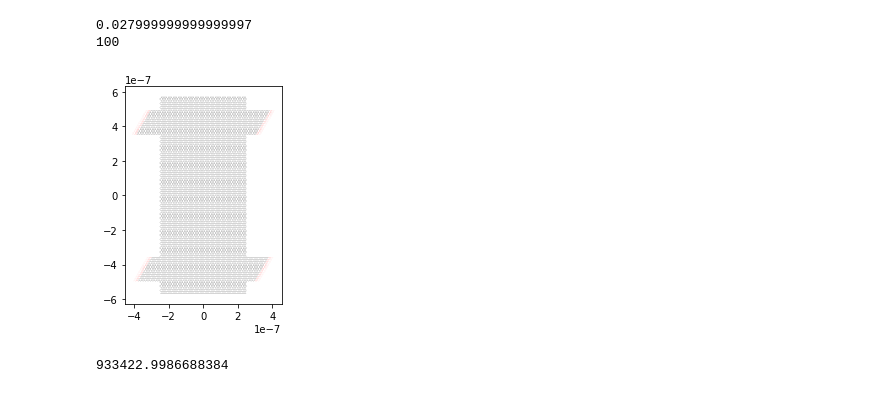
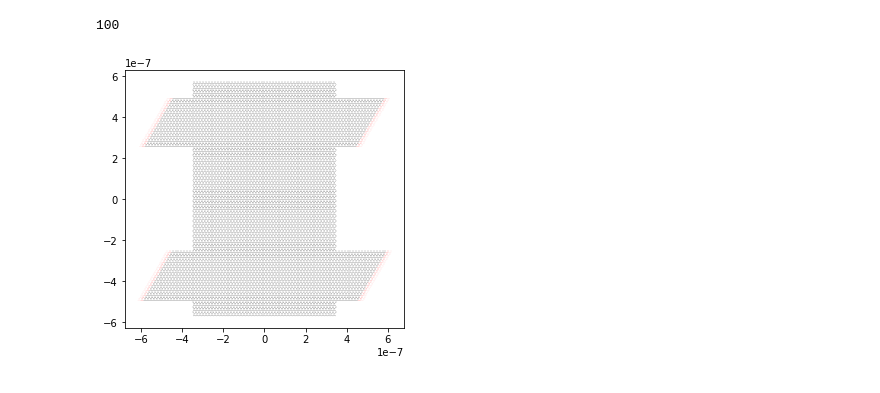
Before and after one commit to jeremiepirard/Kwant, a Jupyter notebook: Final.ipynb, the cells around one changed output. Drawn from its saved outputs; the diff is of its cells as text; code cells hidden in the pictures.

```diff
--- a/Final.ipynb
+++ b/Final.ipynb
@@ -25,11 +27,11 @@ def onsite(site):
     """
 
     (x, y) = site.pos
-    d = y * np.cos(60) + x * np.sin(60)
+    d = y * math.cos(60) + x * math.sin(60)
     if w == 0:
             return pot
     else:
-        return pot * np.tanh(d / w)
+        return pot * math.tanh(d / w)
 # %%
 def hopping(site_i, site_j):
     """
@@ -39,7 +41,7 @@ def hopping(site_i, site_j):
 
     xi, yi = site_i.pos
     xj, yj = site_j.pos
-    return -t * exp(-1j * np.pi * phi / (h/e) * (xi - xj) * (yi + yj)/alat**2)
+    return -t * exp(-1j * math.pi * phi / (h/e) * (xi - xj) * (yi + yj)/alat**2)
 # %%
 def make_system(alat=1,W=1,L=1,t=1.0, h_l= 10, w_l=10,d_armEdge=10):
     graphene = kwant.lattice.honeycomb(alat,norbs=1)
@@ -84,33 +86,29 @@ def make_system(alat=1,W=1,L=1,t=1.0, h_l= 10, w_l=10,d_armEdge=10):
 # %%
 a0 = 0.142e-9  # réel
 sf = 100 #scaling factor
 alat = sf*a0 #scaled lattice factor
 t0 = 2.8 ; #true hopping energy
 
 
 t = t0/sf
-W = 5e-7; L = 10e-7 # width and length of the electronic system: ordre de dimension 10e-7
+W = 7e-7; L = 10e-7 # width and length of the electronic system: ordre de dimension 10e-7
 
-np = 0.5e16
-Ef = (3/2) * t * (alat) * math.sqrt(math.pi*np) # Fermi energy computed from the electronic density
-#Ef = 0.1
-#Ef = 2*np.pi * t * (a * 1e-9)**2 * n2D # Fermi energy computed from the electronic density
-h_l = 3e-7 ; w_l = 1e-7 ; d_armEdge =1.5e-7
+N_p = -0.5e16 #densité de porteurs
+#Ef = (3/2) * t * (alat) * math.sqrt(math.pi*np)
+h_l = 5e-7 ; w_l = 2e-7 ; d_armEdge =1.5e-7
 print(sf)
 w = 0
 junctionType = 'pp'
 pot= 0 # Valeur du potentiel
-
 sys = make_system(alat,W,L,t, h_l, w_l,d_armEdge)
 
 
 sys = sys.finalized()
+
 kwant.plot(sys, site_size=alat)
 B_coef = 4*2*h_bar*math.sqrt(math.pi)/(e*L)*10e13
-print(B_coef)
+
 #ok
 # %% [output]
-0.027999999999999997
 100
-[figure, old version]
+[figure, new version]
-933422.9986688384
```
Also changed, not shown: parts of 8 cells of this notebook.
